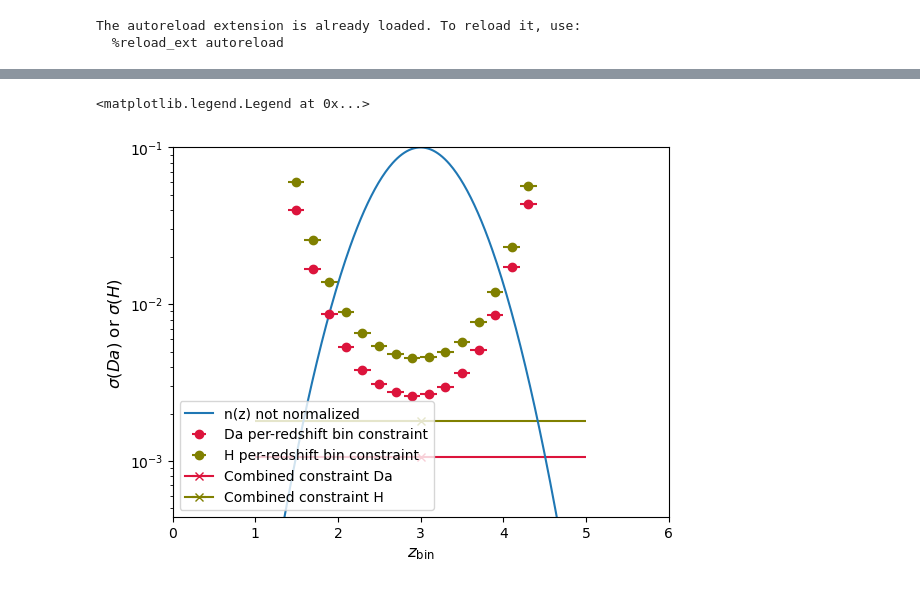
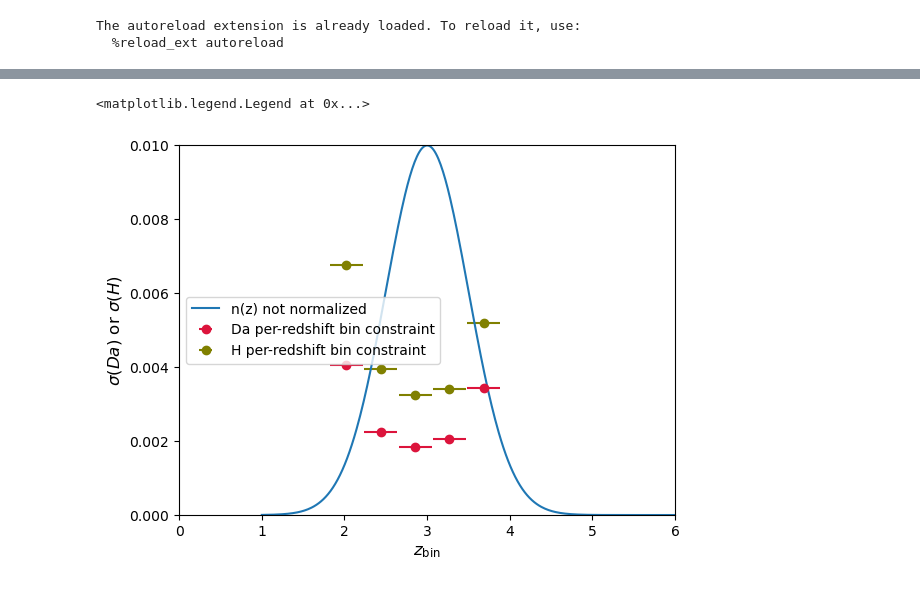
Before and after one commit to WST-Cosmology/WP221_Target_selection, a Jupyter notebook: forecasts/Forecasting_BAO_example.ipynb, the cells around one changed output, grey strips where cells are left out. Drawn from its saved outputs; the diff is of its cells as text; code cells hidden in the pictures.

```diff
--- a/forecasts/Forecasting_BAO_example.ipynb
+++ b/forecasts/Forecasting_BAO_example.ipynb
@@ -41,4 +41,4 @@ Area=15000
 N_degm2=2000
 # %%
 
-A,B,C,d,e,f=fisher_matrix_bao_SuEisenstein.sigma_Da_H_single_tracer(zarray,nz,bz,Area,N_degm2,Deltaz=0.2,cosmo=cosmo)
+list_zbin, list_sigma_Da,list_sigma_H, zeff, sigma_Da_eff, sigma_H_eff=fisher_matrix_bao_SuEisenstein.sigma_Da_H_single_tracer(zarray,nz,bz,Area,N_degm2,Deltaz=0.4,cosmo=cosmo)
@@ -63,18 +45,17 @@ A,B,C,d,e,f=fisher_matrix_bao_SuEisenstein.sigma_Da_H_single_tracer(zarray,nz,bz
 # %%
 plt.figure(dpi=100)
-plt.errorbar(A,B,xerr=0.1,marker='o',linestyle='',color='crimson',label = 'Da per-redshift bin constraint')
-plt.errorbar(A,C,xerr=0.1,marker='o',linestyle='',color='olive',label = 'H per-redshift bin constraint')
+plt.errorbar(list_zbin,list_sigma_Da,xerr=0.2,marker='o',linestyle='',color='crimson',label = 'Da per-redshift bin constraint')
+plt.errorbar(list_zbin,list_sigma_H,xerr=0.2,marker='o',linestyle='',color='olive',label = 'H per-redshift bin constraint')
 
-plt.errorbar(d,e,xerr=[c-zarray[0]],marker='x',color='crimson', label = 'Combined constraint Da')
-plt.errorbar(d,f,xerr=[c-zarray[0]],marker='x',color='olive', label = 'Combined constraint H')
+
 
 plt.ylabel(r'$\sigma(Da)$ or $\sigma(H)$ ',fontsize=12)
 plt.xlabel(r'$z_{\rm bin}$',fontsize=12)
-plt.yscale('log')
-plt.ylim(0,0.1)
+#plt.yscale('log')
+plt.ylim(0,0.01)
 plt.xlim(0, 6)
-plt.plot(zarray, nz/10, label = 'n(z) not normalized')
+plt.plot(zarray, nz/100, label = 'n(z) not normalized')
 plt.legend()
 # %% [output]
 <matplotlib.legend.Legend at 0x...>
-[figure, old version]
+[figure, new version]
```
Also changed, not shown: parts of 8 cells of this notebook, 16 other files.
